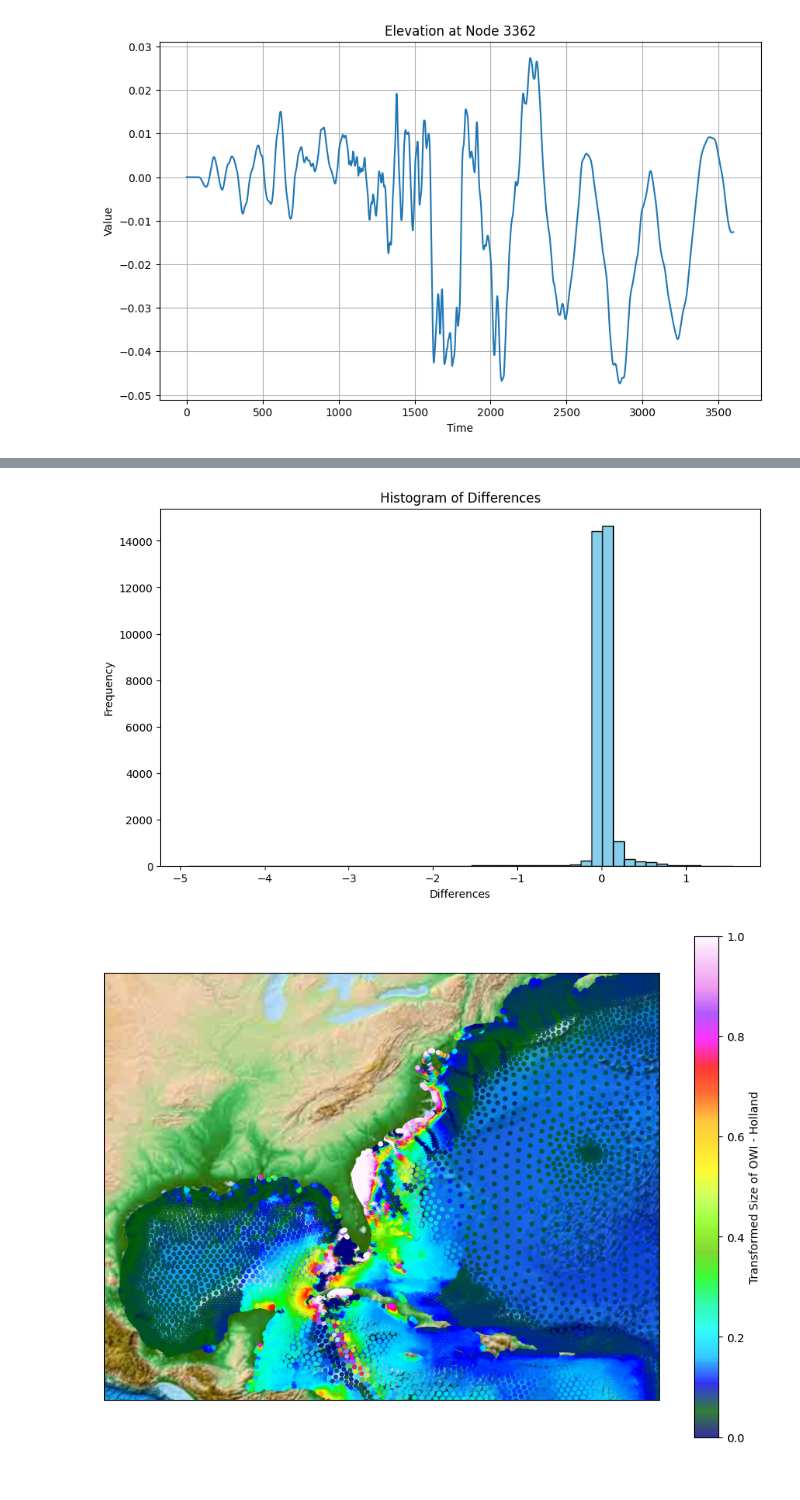
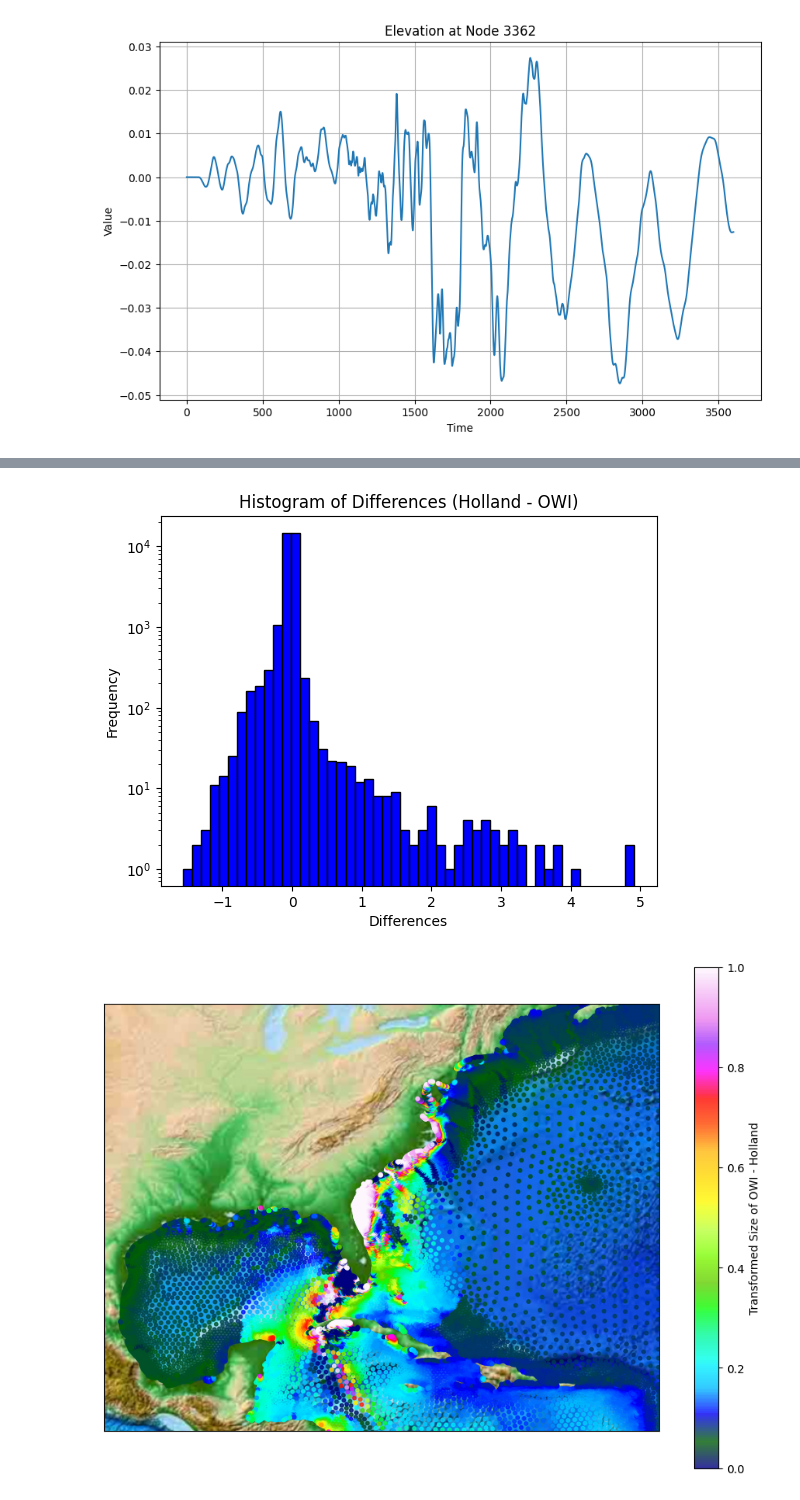
Before and after one commit to hrosso710/ADCIRC_work, a Jupyter notebook: ADCIRC_plots.ipynb, the cells around one changed output, grey strips where cells are left out. Saved outputs shown, nothing was run; the diff lists cells and outputs as text; code cells hidden in the pictures.

```diff
--- a/ADCIRC_plots.ipynb
+++ b/ADCIRC_plots.ipynb
@@ -121,0 +95,13 @@ print(df_filtered)
+# %%
+# Load in OWI and HOL maxele.63 files
+
+OWI_maxele = load_maxele63("OWI_data/30k_mesh/OWI_maxele63.txt", n_rows = 31435)
+HOL_maxele = load_maxele63("Holland_data/HOL_maxele63.txt", n_rows = 31435)
+
+# HOL_maxele = HOL_maxele.drop(indices_to_remove)
+# OWI_maxele = OWI_maxele.drop(indices_to_remove)
+
+difference = HOL_maxele - OWI_maxele
+df_sorted = difference.sort_values(by=difference.columns[0], ascending=True) # so we can see what the biggest diffs are
+df_filtered = difference[difference.iloc[:, 0].abs() <= 9999] # removes indices with 9999
+print(df_filtered)
@@ -122,12 +148,21 @@ print(df_filtered)
 # %%
-plt.figure(figsize=(10, 6))
-plt.hist(df_filtered, bins=50, color='skyblue', edgecolor='black')
+# histogram
+
+
+data = df_filtered.iloc[:, 0]
+bins = 50
+
+
+plt.figure()
+plt.hist(data, bins=50, color='b', edgecolor='k')
+plt.yscale('log')
 plt.xlabel('Differences')
 plt.ylabel('Frequency')
-plt.title('Histogram of Differences')
+plt.title('Histogram of Differences (Holland - OWI)')
 plt.show()
+#tikzplotlib.save("figures/histogram_diffs.tex", flavor = 'latex')
 # %% [output]
-[figure, old version]
+[figure, new version]
 # %%
 plt.figure(figsize=(11, 8))
 m = Basemap(llcrnrlon=-99, llcrnrlat=15, urcrnrlon=-60, urcrnrlat=45)
```
Also changed, not shown: parts of 8 cells of this notebook, 2 other files.
